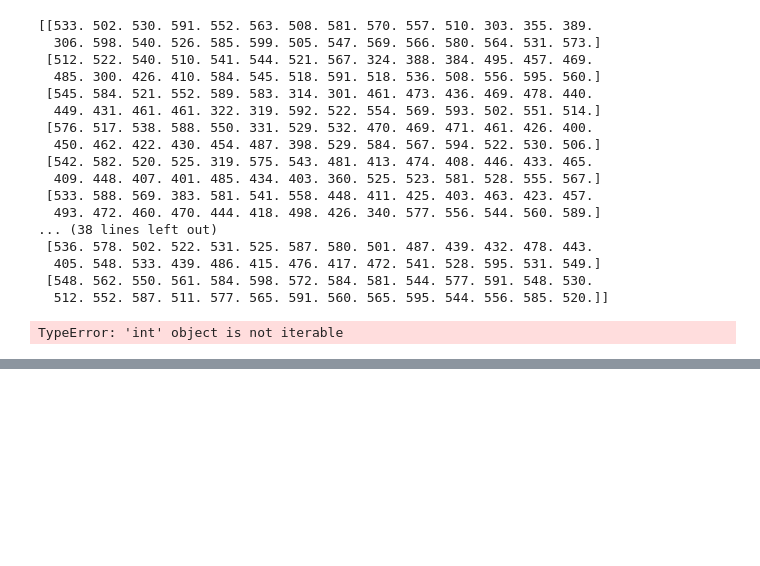
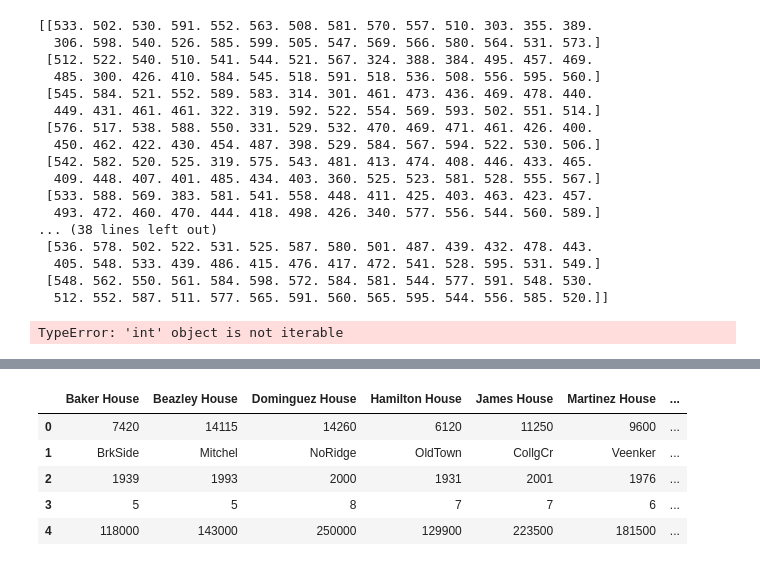
Before and after one commit to thomas-cares/data-pt-ber-08-20, a Jupyter notebook: practice/codealong.ipynb, the cells around one changed output, grey strips where cells are left out. Saved outputs shown, nothing was run; the diff lists cells and outputs as text; code cells hidden in the pictures; blank space fills up the shorter version.

```diff
--- a/practice/codealong.ipynb
+++ b/practice/codealong.ipynb
@@ -403,0 +605,21 @@ TypeError: 'int' object is not iterable
+# %%
+#TURN DICT IN TO DATAFRAME
+
+house_dict = {'Baker House': [7420, 'BrkSide', 1939, 5, 118000],
+              'Beazley House': [14115, 'Mitchel', 1993, 5, 143000],
+              'Dominguez House': [14260, 'NoRidge', 2000, 8, 250000],
+              'Hamilton House': [6120, 'OldTown', 1931, 7, 129900],
+              'James House': [11250, 'CollgCr', 2001, 7, 223500],
+              'Martinez House': [9600, 'Veenker', 1976, 6, 181500],
+              'Roberts House': [9550, 'Crawfor', 1915, 7, 140000],
+              'Smith House': [8450, 'CollgCr', 2003, 7, 208500],
+              'Snyder House': [10084, 'Somerst', 2004, 8, 307000],
+              'Zuckerman House': [10382, 'NWAmes', 1973, 7, 200000]}
+pd.DataFrame(house_dict)
+# %% [output]
+|  | Baker House | Beazley House | Dominguez House | Hamilton House | James House | Martinez House | ... |
+| 0 | 7420 | 14115 | 14260 | 6120 | 11250 | 9600 | ... |
+| 1 | BrkSide | Mitchel | NoRidge | OldTown | CollgCr | Veenker | ... |
+| 2 | 1939 | 1993 | 2000 | 1931 | 2001 | 1976 | ... |
+| 3 | 5 | 5 | 8 | 7 | 7 | 6 | ... |
+| 4 | 118000 | 143000 | 250000 | 129900 | 223500 | 181500 | ... |
```
Also changed, not shown: parts of 20 cells of this notebook.
